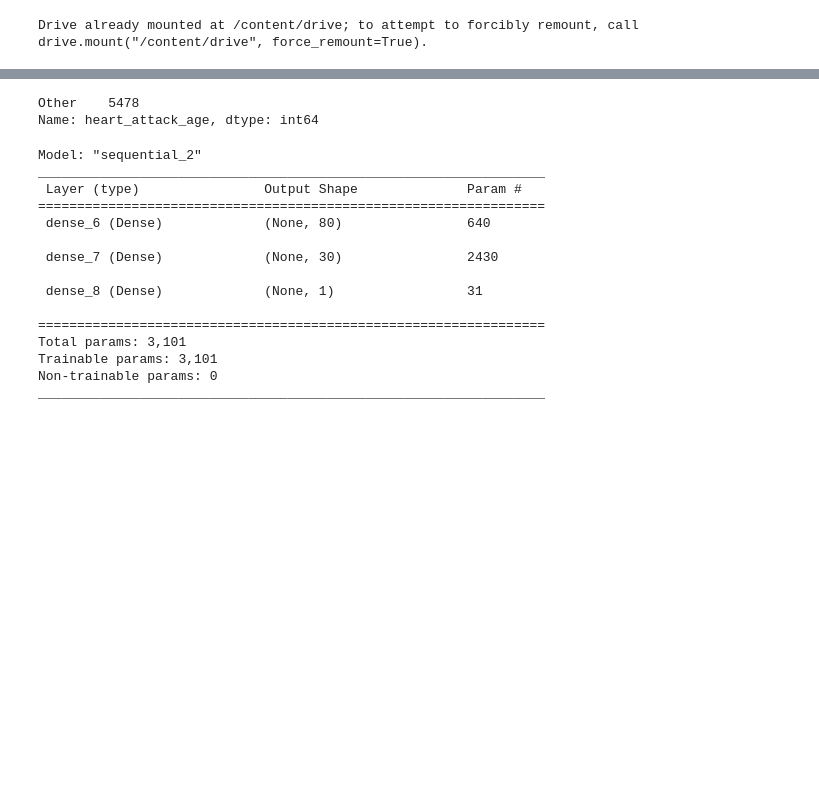
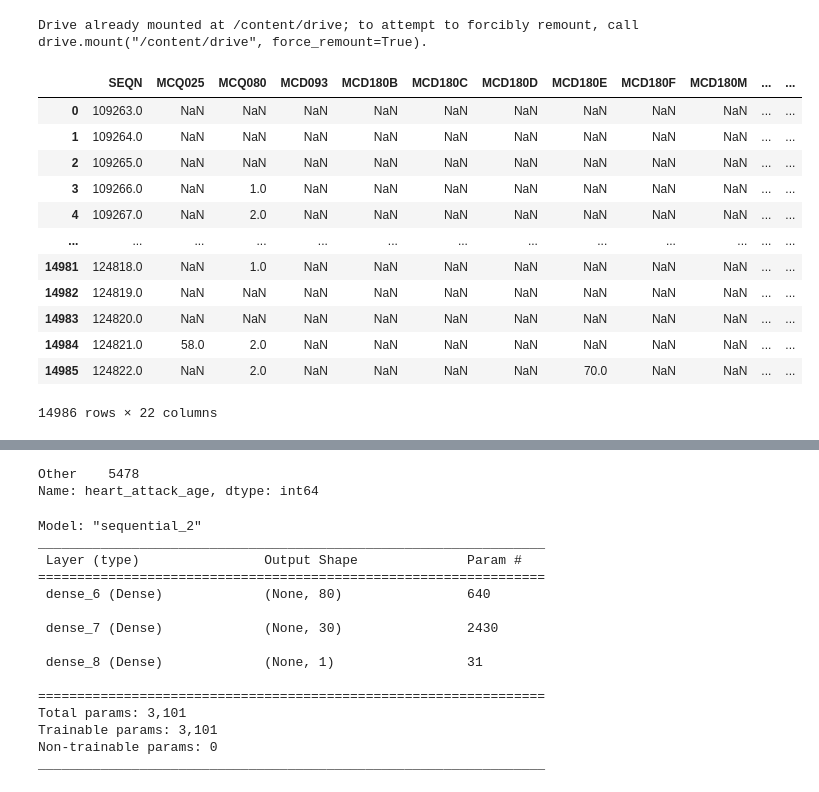
Before and after one commit to equitymarkets/HeartAttackPrediction, a Jupyter notebook: neural_network.ipynb, the cells around one changed output, grey strips where cells are left out. Cells and saved outputs as stored; diff of their text form; code cells hidden in the pictures; blank space fills up the shorter version.

```diff
--- a/neural_network.ipynb
+++ b/neural_network.ipynb
@@ -12,3 +16,7 @@ import h5py
 drive.mount('/content/drive')
 # %% [output]
 Drive already mounted at /content/drive; to attempt to forcibly remount, call drive.mount("/content/drive", force_remount=True).
+# %%
+file_path = "/content/drive/MyDrive/health_project/Resources/P_MCQ.XPT"
+
+raw_health_xpt_df = pd.read_sas(file_path, format='xport')
@@ -14,0 +94,20 @@ Drive already mounted at /content/drive; to attempt to forcibly remount, call dr
+# %%
+raw_health_df = raw_health_xpt_df[['SEQN', 'MCQ025', 'MCQ080', 'MCD093', 'MCD180B', 'MCD180C', 'MCD180D', 'MCD180E', 'MCD180F',
+           'MCD180M', 'MCD180L', 'MCQ510A', 'MCQ510B', 'MCQ510C', 'MCQ510D', 'MCQ510E', 'MCQ510F', 'MCQ570',
+           'MCQ300B', 'MCQ300C', 'MCQ300A', 'MCQ160E']]
+
+raw_health_df
+# %% [output]
+|  | SEQN | MCQ025 | MCQ080 | MCD093 | MCD180B | MCD180C | MCD180D | MCD180E | MCD180F | MCD180M | ... | ... |
+| 0 | 109263.0 | NaN | NaN | NaN | NaN | NaN | NaN | NaN | NaN | NaN | ... | ... |
+| 1 | 109264.0 | NaN | NaN | NaN | NaN | NaN | NaN | NaN | NaN | NaN | ... | ... |
+| 2 | 109265.0 | NaN | NaN | NaN | NaN | NaN | NaN | NaN | NaN | NaN | ... | ... |
+| 3 | 109266.0 | NaN | 1.0 | NaN | NaN | NaN | NaN | NaN | NaN | NaN | ... | ... |
+| 4 | 109267.0 | NaN | 2.0 | NaN | NaN | NaN | NaN | NaN | NaN | NaN | ... | ... |
+| ... | ... | ... | ... | ... | ... | ... | ... | ... | ... | ... | ... | ... |
+| 14981 | 124818.0 | NaN | 1.0 | NaN | NaN | NaN | NaN | NaN | NaN | NaN | ... | ... |
+| 14982 | 124819.0 | NaN | NaN | NaN | NaN | NaN | NaN | NaN | NaN | NaN | ... | ... |
+| 14983 | 124820.0 | NaN | NaN | NaN | NaN | NaN | NaN | NaN | NaN | NaN | ... | ... |
+| 14984 | 124821.0 | 58.0 | 2.0 | NaN | NaN | NaN | NaN | NaN | NaN | NaN | ... | ... |
+| 14985 | 124822.0 | NaN | 2.0 | NaN | NaN | NaN | NaN | 70.0 | NaN | NaN | ... | ... |
+14986 rows × 22 columns
```
Also changed, not shown: parts of 20 cells of this notebook, 2 other files.
